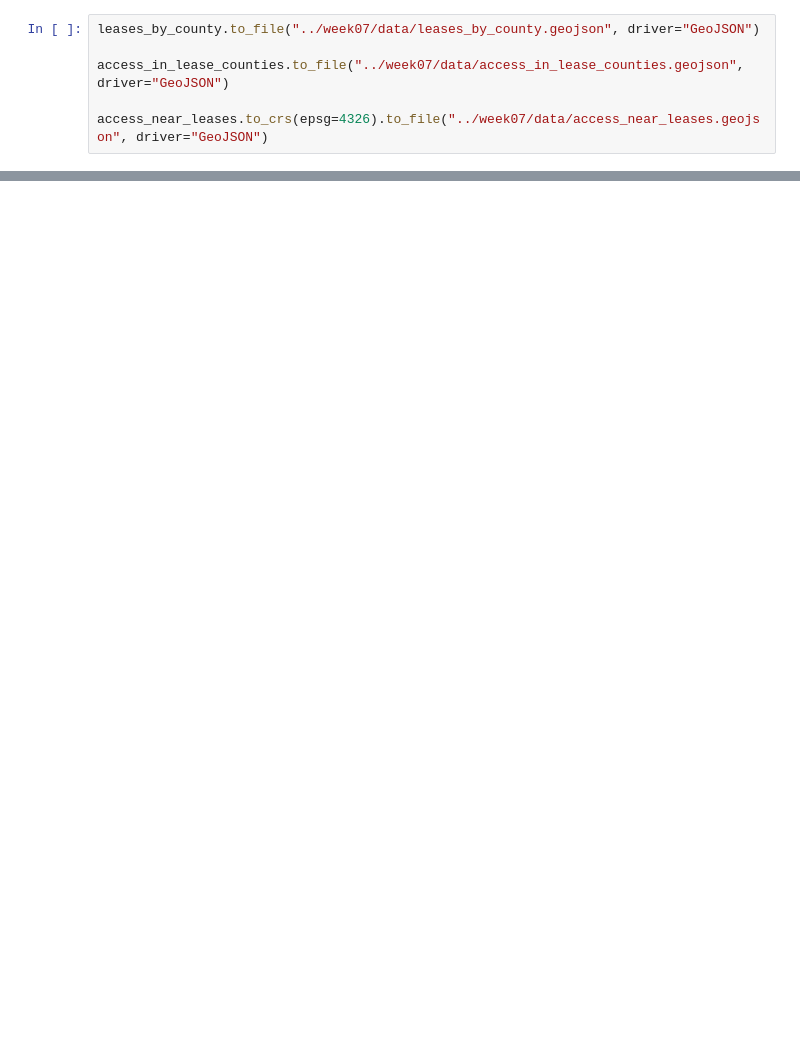
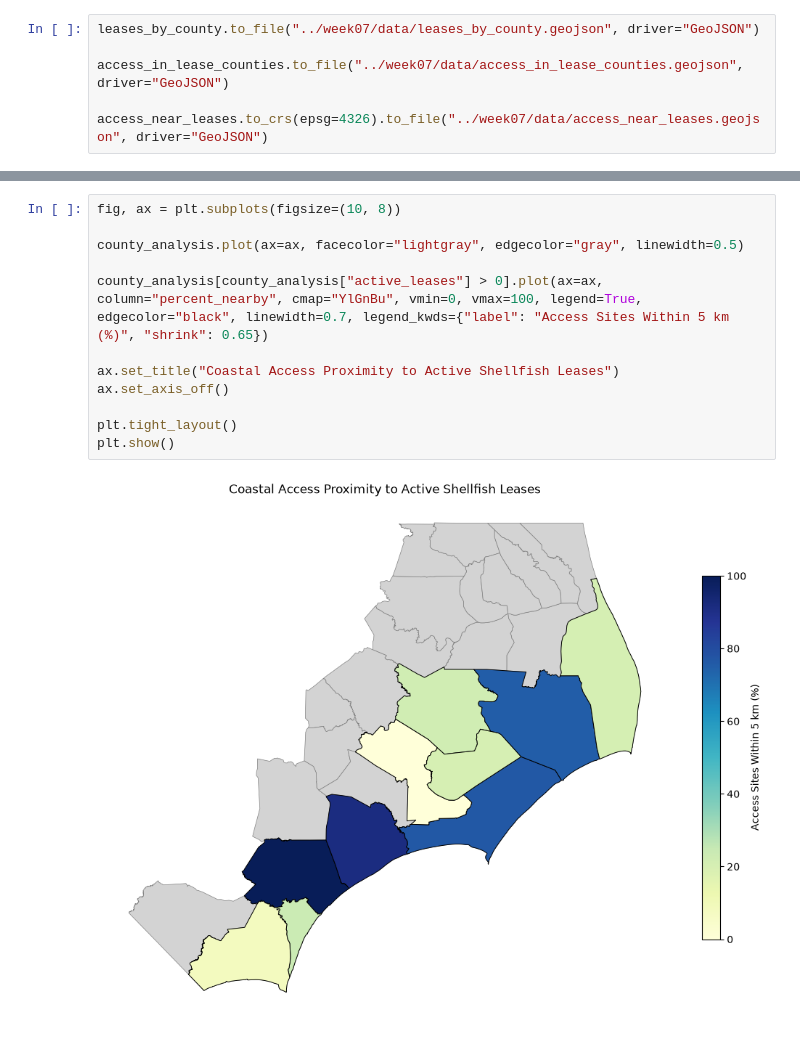
Before and after one commit to calebjor/geog592-calebjor, a Jupyter notebook: homework/week07/calebjor-geoprocessing.ipynb, the cells around one changed output, grey strips where cells are left out. Drawn from its saved outputs; the diff is of its cells as text; blank space fills up the shorter version.

```diff
--- a/homework/week07/calebjor-geoprocessing.ipynb
+++ b/homework/week07/calebjor-geoprocessing.ipynb
@@ -213,0 +458,14 @@ access_near_leases.to_crs(epsg=4326).to_file("../week07/data/access_near_leases.
+# %%
+fig, ax = plt.subplots(figsize=(10, 8))
+
+county_analysis.plot(ax=ax, facecolor="lightgray", edgecolor="gray", linewidth=0.5)
+
+county_analysis[county_analysis["active_leases"] > 0].plot(ax=ax, column="percent_nearby", cmap="YlGnBu", vmin=0, vmax=100, legend=True, edgecolor="black", linewidth=0.7, legend_kwds={"label": "Access Sites Within 5 km (%)", "shrink": 0.65})
+
+ax.set_title("Coastal Access Proximity to Active Shellfish Leases")
+ax.set_axis_off()
+
+plt.tight_layout()
+plt.show()
+# %% [output]
+[figure, added]
```
Also changed, not shown: parts of 28 cells of this notebook, 3 other files.
